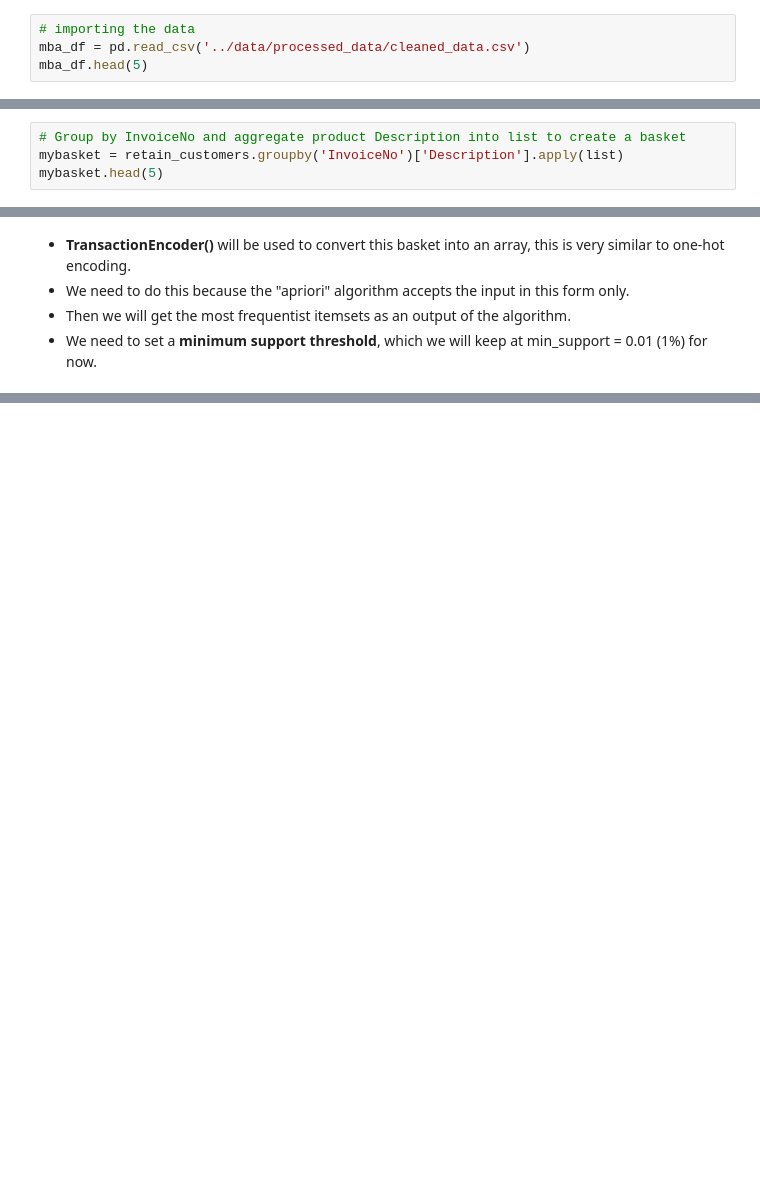
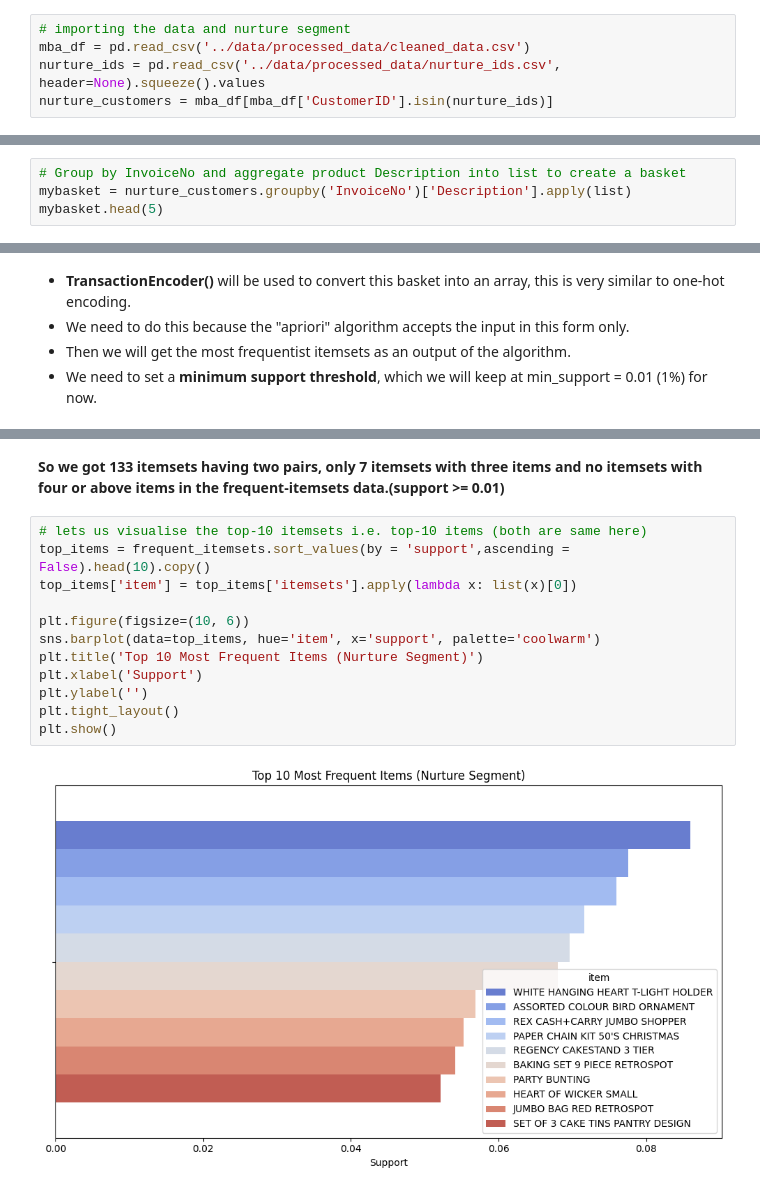
Before and after one commit to tatv047/online-retail-data-analysis, a Jupyter notebook: notebooks/market-basket-analysis.ipynb, the cells around one changed output, grey strips where cells are left out. Cells and saved outputs as stored; diff of their text form; blank space fills up the shorter version.

```diff
--- a/notebooks/market-basket-analysis.ipynb
+++ b/notebooks/market-basket-analysis.ipynb
@@ -8,4 +9,5 @@ from mlxtend.frequent_patterns import apriori,association_rules
 # %%
-# importing the data
+# importing the data and nurture segment
 mba_df = pd.read_csv('../data/processed_data/cleaned_data.csv')
-mba_df.head(5)
+nurture_ids = pd.read_csv('../data/processed_data/nurture_ids.csv', header=None).squeeze().values
+nurture_customers = mba_df[mba_df['CustomerID'].isin(nurture_ids)]
@@ -68,6 +39,6 @@ Not much of a difference but we will continue with this segment only.
 # %%
 # Group by InvoiceNo and aggregate product Description into list to create a basket
-mybasket = retain_customers.groupby('InvoiceNo')['Description'].apply(list)
+mybasket = nurture_customers.groupby('InvoiceNo')['Description'].apply(list)
 mybasket.head(5)
 # %% [output]
 InvoiceNo
@@ -336,0 +153,16 @@ Name: confidence, Length: 203, dtype: float64
+# %% [markdown]
+**So we got 133 itemsets having two pairs, only 7 itemsets with three items and no itemsets with four or above items in the frequent-itemsets data.(support >= 0.01)**
+# %%
+# lets us visualise the top-10 itemsets i.e. top-10 items (both are same here)
+top_items = frequent_itemsets.sort_values(by = 'support',ascending = False).head(10).copy()
+top_items['item'] = top_items['itemsets'].apply(lambda x: list(x)[0])
+
+plt.figure(figsize=(10, 6))
+sns.barplot(data=top_items, hue='item', x='support', palette='coolwarm')
+plt.title('Top 10 Most Frequent Items (Nurture Segment)')
+plt.xlabel('Support')
+plt.ylabel('')
+plt.tight_layout()
+plt.show()
+# %% [output]
+[figure, added]
```
Also changed, not shown: parts of 45 cells of this notebook, 6 other files.
